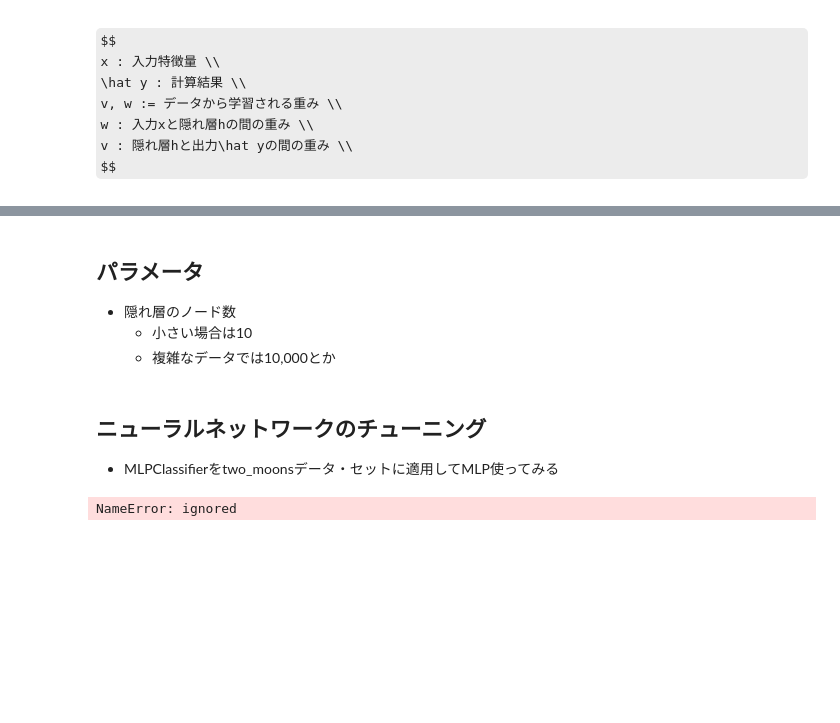
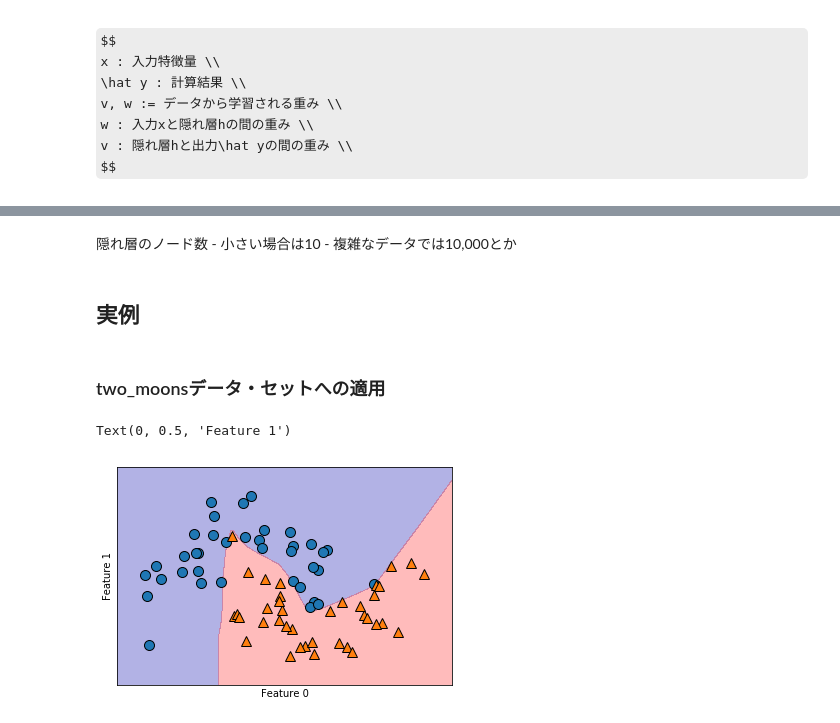
Before and after one commit to kyata/introduction_to_ml_with_python, a Jupyter notebook: chapter2_3_8.ipynb, the cells around one changed output, grey strips where cells are left out. Drawn from its saved outputs; the diff is of its cells as text; code cells hidden in the pictures; some formulas as TeX source; blank space fills up the shorter version.

```diff
--- a/chapter2_3_8.ipynb
+++ b/chapter2_3_8.ipynb
@@ -105,29 +106,30 @@ mglearn.plots.plot_two_hidden_layer_graph()
 # %% [output]
 [drawing not drawn]
 # %% [markdown]
- ## パラメータ
-
-- 隠れ層のノード数
+隠れ層のノード数
     - 小さい場合は10
     - 複雑なデータでは10,000とか
-# %% [markdown]
-## ニューラルネットワークのチューニング
-
-- MLPClassifierをtwo_moonsデータ・セットに適用してMLP使ってみる
+# %% [markdown]
+## 実例
+# %% [markdown]
+### two_moonsデータ・セットへの適用
 # %%
+from sklearn.model_selection import train_test_split
 from sklearn.neural_network import MLPClassifier
 from sklearn.datasets import make_moons
 
 X, y = make_moons(n_samples=100, noise=0.25, random_state=3)
 
 X_train, X_test, y_train, y_test = train_test_split(
     X, y, stratify=y, random_state=42)
 
-mlp = MLPClassifier(solver='lbfgs', random_state=0).fit(X_train, y_train)
+mlp = MLPClassifier(solver='lbfgs', random_state=0)
+mlp.fit(X_train, y_train)
 
 mglearn.plots.plot_2d_separator(mlp, X_train, fill=True, alpha=.3)
 mglearn.discrete_scatter(X_train[:, 0], X_train[:, 1], y_train)
 plt.xlabel("Feature 0")
 plt.ylabel("Feature 1")
 # %% [output]
-NameError: ignored
+Text(0, 0.5, 'Feature 1')
+[figure, added]
```
Also changed, not shown: parts of 42 cells of this notebook.
